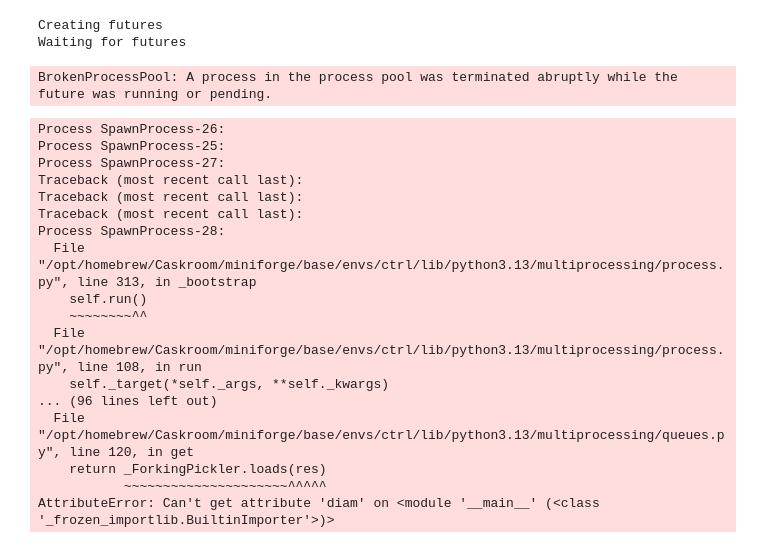
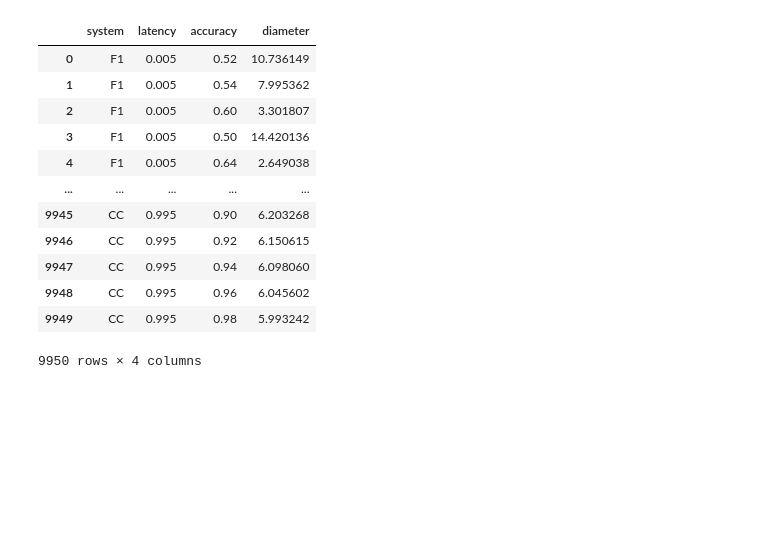
Before and after one commit to shengjiex98/control-guided-nas, a Jupyter notebook: examples/scan.ipynb, the cells around one changed output. Cells and saved outputs as stored; diff of their text form; code cells hidden in the pictures; blank space fills up the shorter version.

```diff
--- a/examples/scan.ipynb
+++ b/examples/scan.ipynb
@@ -14,63 +7,57 @@ import concurrent.futures
 from tqdm import tqdm
 
 systems = ["F1", "CC"]
-latency = np.arange(0.001, 0.2, 0.001)
-accuracy = np.arange(0.5, 1.0, 0.01)
+latency = np.arange(0.005, 1, 0.005)
+accuracy = np.arange(0.5, 1.0, 0.02)
 
 rows = []
 
 with concurrent.futures.ProcessPoolExecutor(max_workers=8) as executor:
-    print("Creating futures")
     futures_to_args = {}
     for argset in product(systems, latency, accuracy):
         s, l, a = argset
         futures_to_args[executor.submit(get_max_diam, l, 1 - a, s)] = argset
 
-    print("Waiting for futures")
     with tqdm(total=len(futures_to_args)) as pbar:
         for future in concurrent.futures.as_completed(futures_to_args):
-            diameter = future.result()
-            rows.append([*futures_to_args[future], diameter])
-            pbar.update(1)
+            try:
+                diameter = future.result()
+                rows.append([*futures_to_args[future], diameter])
+                pbar.update(1)
+            except AttributeError as e:
+                print(futures_to_args[future])
 
 # for sys in systems:
 #     for l in latency:
 #         for a in accuracy:
 #             rows.append([l, a, sys, diam(l, a, sys)[1]])
 
-df = pd.DataFrame(rows, columns=["latency", "accuracy", "system", "diameter"])
+df = pd.DataFrame(rows, columns=["system", "latency", "accuracy", "diameter"])
 df
 
 # Plotting
 # for sys in ["F1", "CC"]:
 #     for setup in ["l11_tcp", "l15_tcp", "l11_udp", "l15_udp"]:
 #         plt.plot(range(1, 6), diameter[sys][setup], label=f"{sys} {setup}", marker="o", lw=4, markersize=15)
 #     plt.xticks(range(1, 6), fontsize=15)
 #     plt.yticks(fontsize=15)
 #     plt.xlabel("Network loss (%)", fontsize=20)
 #     plt.ylabel("Max diameter of reachable sets (m)", fontsize=20)
 #     # plt.title("Reachability analysis with a simplified cruise control model", fontsize=18)
 #     plt.legend(fontsize=15)
 #     plt.show()
 # %% [output]
+|  | system | latency | accuracy | diameter |
+| 0 | F1 | 0.005 | 0.52 | 10.736149 |
+| 1 | F1 | 0.005 | 0.54 | 7.995362 |
+| 2 | F1 | 0.005 | 0.60 | 3.301807 |
+| 3 | F1 | 0.005 | 0.50 | 14.420136 |
+| 4 | F1 | 0.005 | 0.64 | 2.649038 |
+| ... | ... | ... | ... | ... |
+| 9945 | CC | 0.995 | 0.90 | 6.203268 |
+| 9946 | CC | 0.995 | 0.92 | 6.150615 |
+| 9947 | CC | 0.995 | 0.94 | 6.098060 |
+| 9948 | CC | 0.995 | 0.96 | 6.045602 |
+| 9949 | CC | 0.995 | 0.98 | 5.993242 |
-Creating futures
-Waiting for futures
+9950 rows × 4 columns
-BrokenProcessPool: A process in the process pool was terminated abruptly while the future was running or pending.
-Process SpawnProcess-26:
-Process SpawnProcess-25:
-Process SpawnProcess-27:
-Traceback (most recent call last):
-Traceback (most recent call last):
-Traceback (most recent call last):
-Process SpawnProcess-28:
-  File "/opt/homebrew/Caskroom/miniforge/base/envs/ctrl/lib/python3.13/multiprocessing/process.py", line 313, in _bootstrap
-    self.run()
-    ~~~~~~~~^^
-  File "/opt/homebrew/Caskroom/miniforge/base/envs/ctrl/lib/python3.13/multiprocessing/process.py", line 108, in run
-    self._target(*self._args, **self._kwargs)
-... (96 lines left out)
-  File "/opt/homebrew/Caskroom/miniforge/base/envs/ctrl/lib/python3.13/multiprocessing/queues.py", line 120, in get
-    return _ForkingPickler.loads(res)
-           ~~~~~~~~~~~~~~~~~~~~~^^^^^
-AttributeError: Can't get attribute 'diam' on <module '__main__' (<class '_frozen_importlib.BuiltinImporter'>)>
 # %%
```
Also changed, not shown: parts of 6 cells of this notebook, 6 other files.
